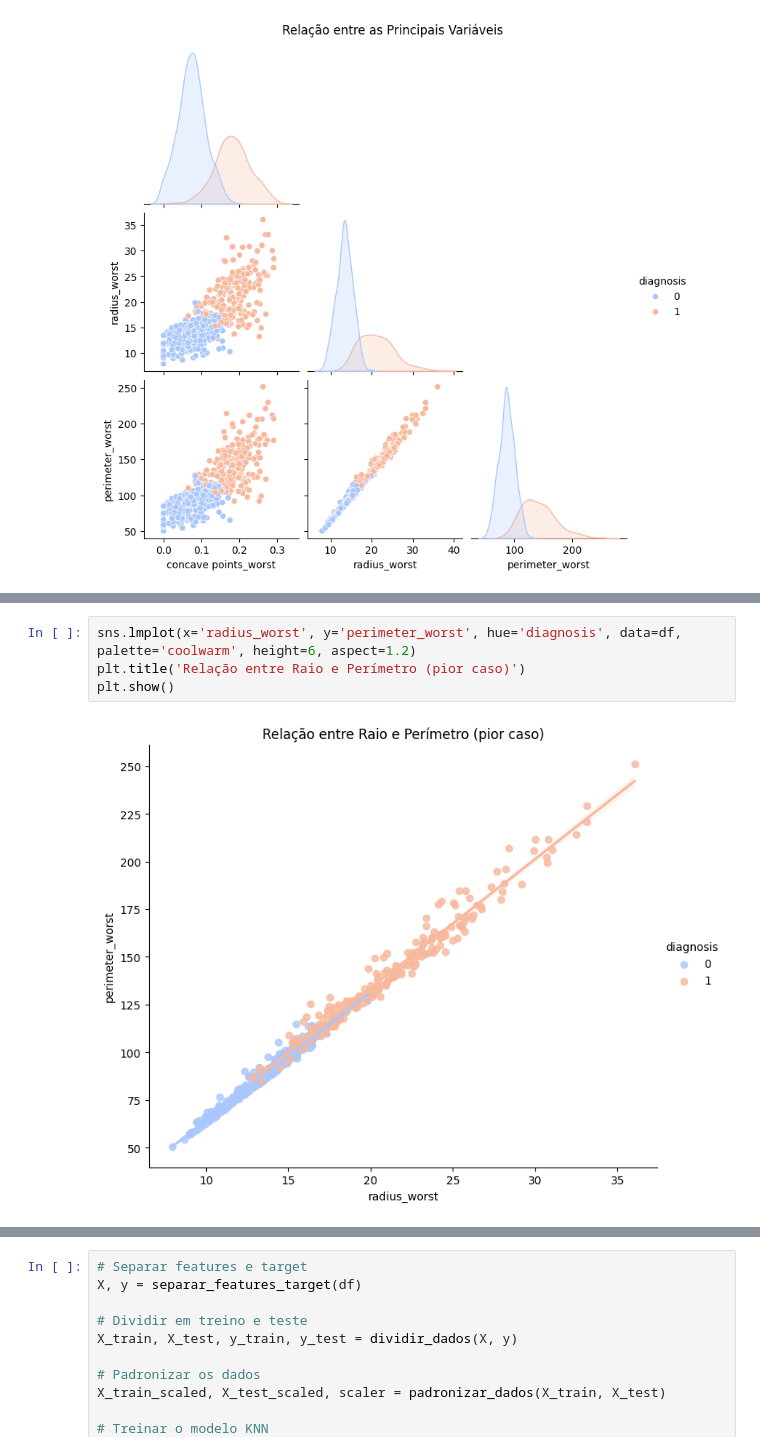
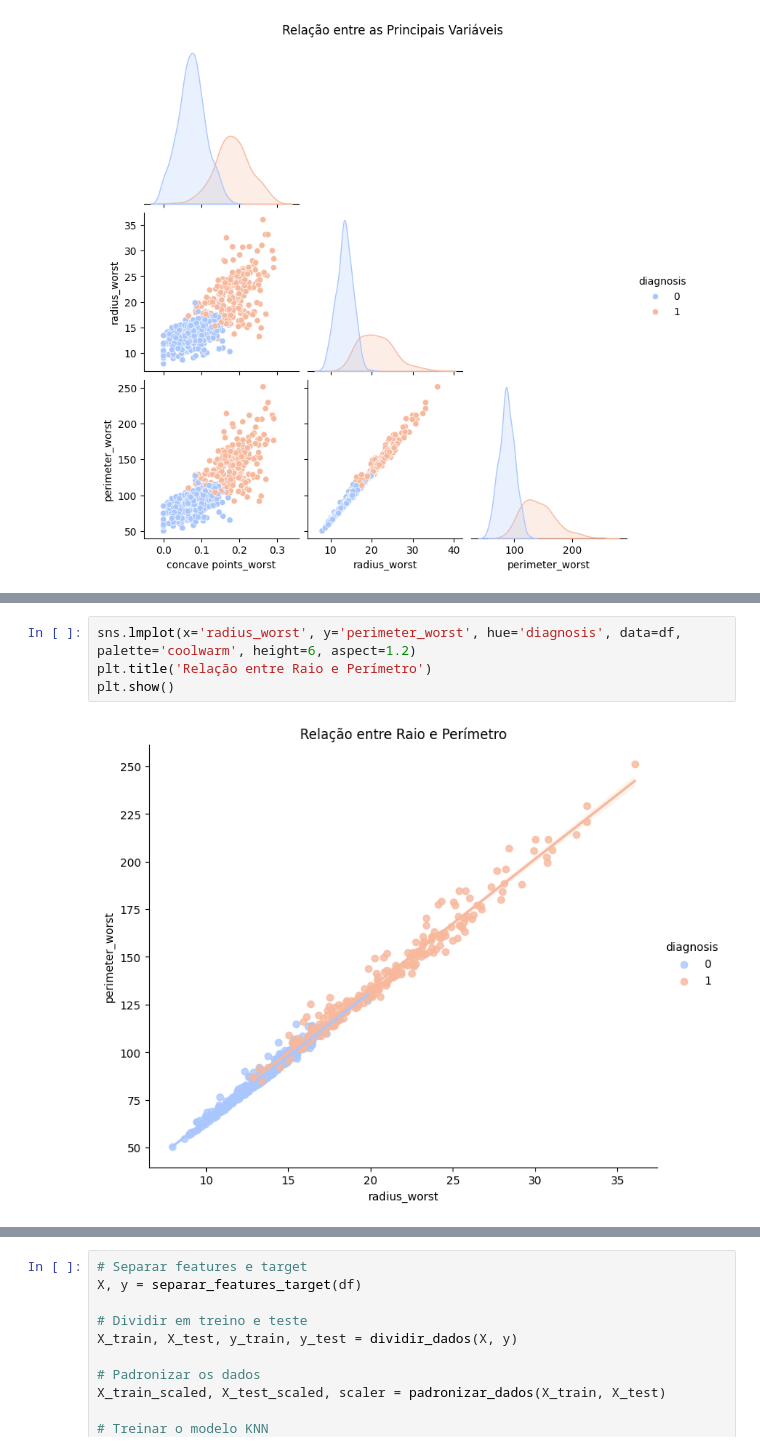
Before and after one commit to KeityPires/tech-challenge-ia-diagnostico, a Jupyter notebook: notebooks/02_exploracao_dados_cancer_mama.ipynb, the cells around one changed output, grey strips where cells are left out. Drawn from its saved outputs; the diff is of its cells as text.

```diff
--- a/notebooks/02_exploracao_dados_cancer_mama.ipynb
+++ b/notebooks/02_exploracao_dados_cancer_mama.ipynb
@@ -247,6 +282,6 @@ plt.show()
 # %%
 sns.lmplot(x='radius_worst', y='perimeter_worst', hue='diagnosis', data=df, palette='coolwarm', height=6, aspect=1.2)
-plt.title('Relação entre Raio e Perímetro (pior caso)')
+plt.title('Relação entre Raio e Perímetro')
 plt.show()
 # %% [output]
-[figure, old version]
+[figure, new version]
```
Also changed, not shown: parts of 9 cells of this notebook, 2 other files.
